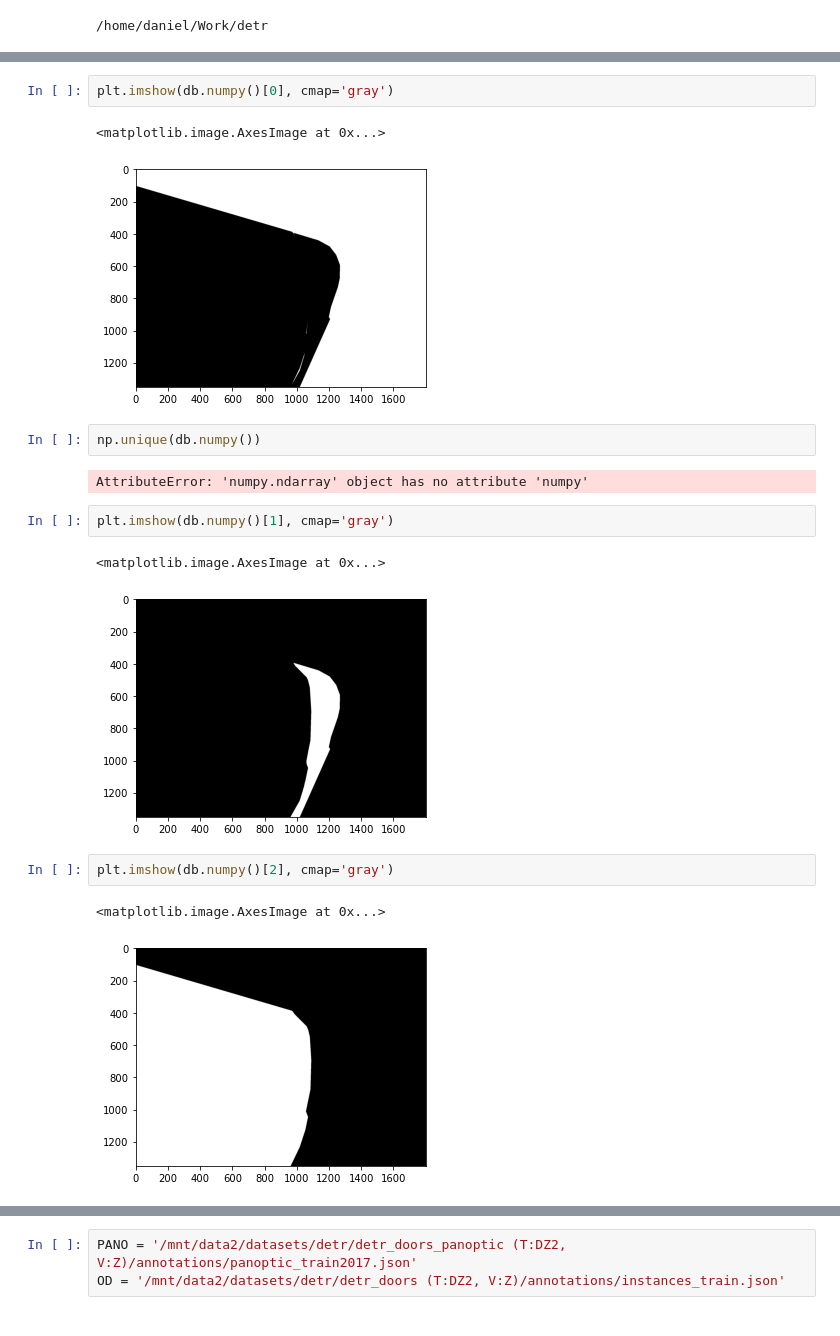
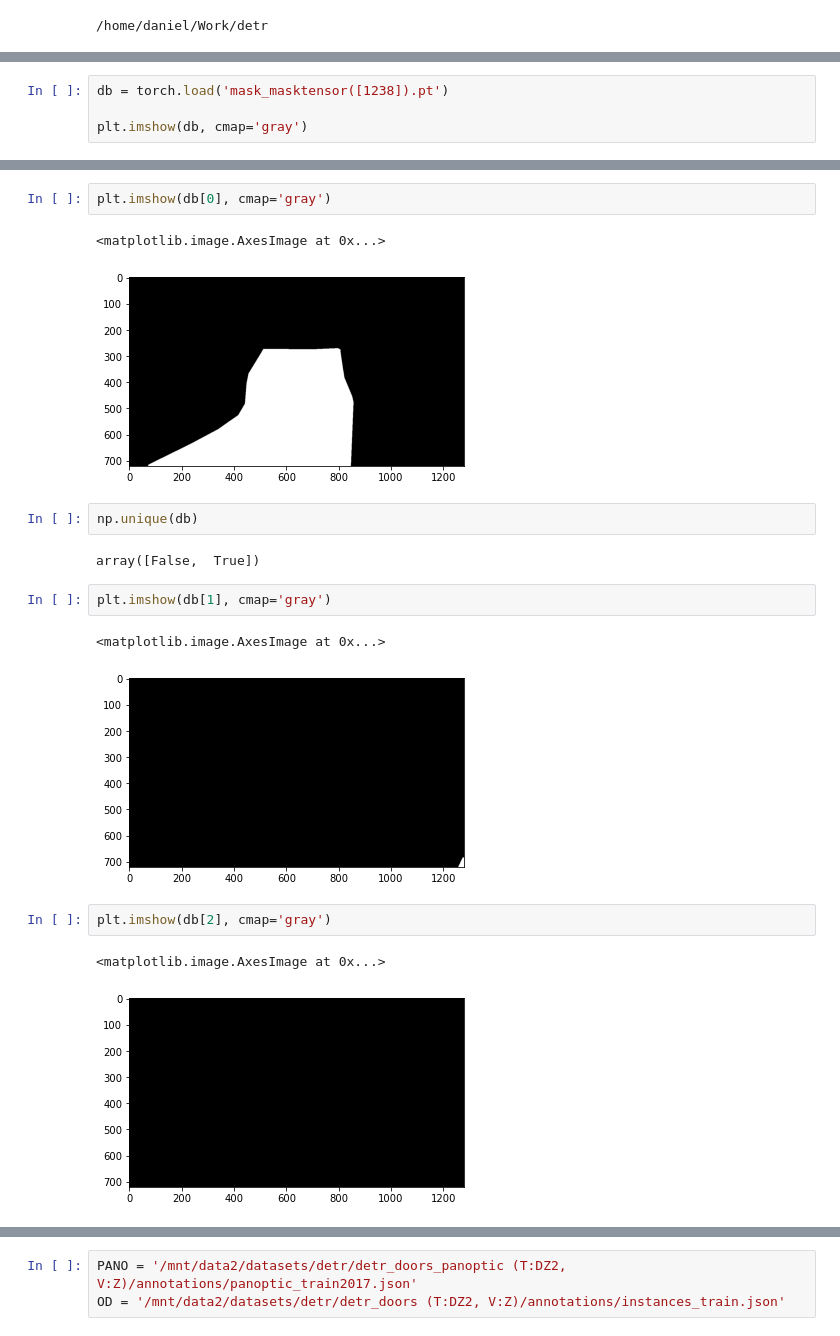
Before and after one commit to ChristianBjernersjo/detr, a Jupyter notebook: cab/annotations/Solve_Assertion_Error.ipynb, the cells around one changed output, grey strips where cells are left out. Saved outputs shown, nothing was run; the diff lists cells and outputs as text.

```diff
--- a/cab/annotations/Solve_Assertion_Error.ipynb
+++ b/cab/annotations/Solve_Assertion_Error.ipynb
@@ -37,0 +45,4 @@ tensor([[[1, 1, 1,  ..., 1, 1, 1],
+# %%
+db = torch.load('mask_masktensor([1238]).pt')
+
+plt.imshow(db, cmap='gray')
@@ -38,19 +52,19 @@ tensor([[[1, 1, 1,  ..., 1, 1, 1],
 # %%
-plt.imshow(db.numpy()[0], cmap='gray')
+plt.imshow(db[0], cmap='gray')
 # %% [output]
 <matplotlib.image.AxesImage at 0x...>
-[figure, old version]
+[figure, new version]
 # %%
-np.unique(db.numpy())
+np.unique(db)
 # %% [output]
-AttributeError: 'numpy.ndarray' object has no attribute 'numpy'
+array([False,  True])
 # %%
-plt.imshow(db.numpy()[1], cmap='gray')
+plt.imshow(db[1], cmap='gray')
 # %% [output]
 <matplotlib.image.AxesImage at 0x...>
-[figure, old version]
+[figure, new version]
 # %%
-plt.imshow(db.numpy()[2], cmap='gray')
+plt.imshow(db[2], cmap='gray')
 # %% [output]
 <matplotlib.image.AxesImage at 0x...>
-[figure, old version]
+[figure, new version]
```
Also changed, not shown: parts of 23 cells of this notebook, 4 other files.
